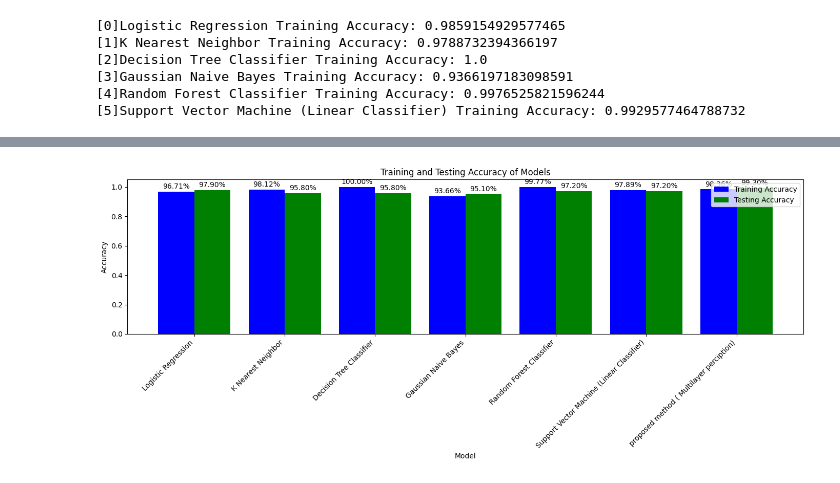
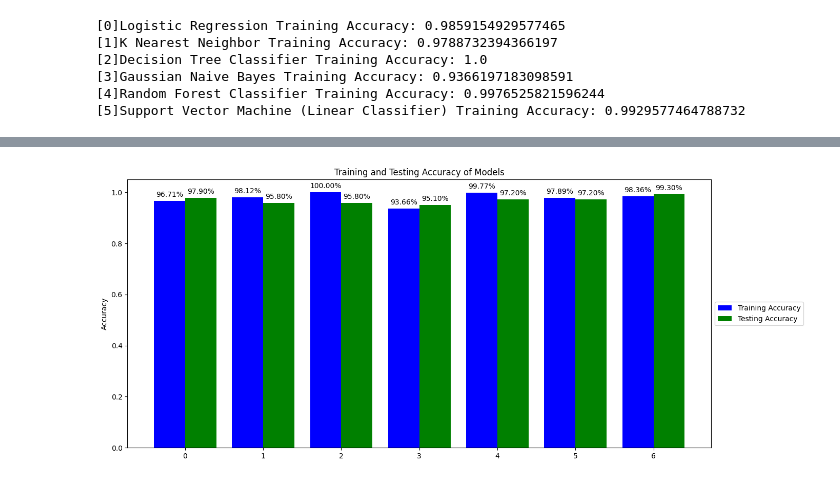
Before and after one commit to SachinBiswas7/Breast-Cancer-Classification, a Jupyter notebook: Breast_cancer_classification_using_Neural_network.ipynb, the cells around one changed output, grey strips where cells are left out. Cells and saved outputs as stored; diff of their text form; code cells hidden in the pictures.

```diff
--- a/Breast_cancer_classification_using_Neural_network.ipynb
+++ b/Breast_cancer_classification_using_Neural_network.ipynb
@@ -208,29 +208,3 @@ simplefilter(action='ignore', category=FutureWarning)
 [3]Gaussian Naive Bayes Training Accuracy: 0.9366197183098591
 [4]Random Forest Classifier Training Accuracy: 0.9976525821596244
 [5]Support Vector Machine (Linear Classifier) Training Accuracy: 0.9929577464788732
-# %%
-import matplotlib.pyplot as plt
-import seaborn as sns
-from sklearn.metrics import confusion_matrix
-
-# Loop through each model
-for i, mdl in enumerate(mdl):
-    # Calculate the confusion matrix
-    cm = confusion_matrix(y_test, mdl.predict(X_test))
-
-    TN = cm[0][0]
-    TP = cm[1][1]
-    FN = cm[1][0]
-    FP = cm[0][1]
-
-    print(cm)
-    print('Model[{}] Testing Accuracy = "{}!"'.format(i, (TP + TN) / (TP + TN + FN + FP)))
-    print()  # Print a new line
-
-    # Plot the heatmap
-    plt.figure(figsize=(6, 4))
-    sns.heatmap(cm, annot=True, fmt='d', cmap='Blues')
-
-    plt.xlabel('Predicted labels')
-    plt.ylabel('True labels')
-    plt.show()
@@ -357,10 +370,10 @@ sns.heatmap(cm, annot=True,cmap='Blues')
 import matplotlib.pyplot as plt
 
 # Training accuracies
-train_accuracies = [0.9671361502347418, 0.9812206572769953, 1.0, 0.9366197183098591, 0.9976525821596244, 0.9788732394366197,0.9836 ]
+train_accuracies = [0.9671361502347418, 0.9812206572769953, 1.0, 0.9366197183098591, 0.9976525821596244, 0.9788732394366197, 0.9836]
 
 # Testing accuracies
-test_accuracies = [0.9790209790209791,0.958041958041958,0.958041958041958,0.951048951048951, 0.972027972027972,0.972027972027972,0.9930]  # Fill this list with your actual testing accuracies
+test_accuracies = [0.9790209790209791, 0.958041958041958, 0.958041958041958, 0.951048951048951, 0.972027972027972, 0.972027972027972, 0.9930]
 
 # Model names
 model_names = [
@@ -370,37 +383,37 @@ model_names = [
     'Gaussian Naive Bayes',
     'Random Forest Classifier',
     'Support Vector Machine (Linear Classifier)',
-    'proposed method ( Multilayer perciption)'
+    'Proposed Method (Multilayer Perceptron)'
 ]
 
 # Plotting
 plt.figure(figsize=(14, 6))
 
 # Plot training accuracy
 bars_train = plt.bar([i - 0.2 for i in range(len(train_accuracies))], train_accuracies, width=0.4, color='blue', label='Training Accuracy')
 
 # Plot testing accuracy
 bars_test = plt.bar([i + 0.2 for i in range(len(test_accuracies))], test_accuracies, width=0.4, color='green', label='Testing Accuracy')
 
 # Adding labels and title
-plt.xlabel('Model')
+
 plt.ylabel('Accuracy')
 plt.title('Training and Testing Accuracy of Models')
-plt.xticks(range(len(model_names)), model_names, rotation=45, ha='right')
+
 
 # Adding accuracy rate on top of each bar
 for bars, accuracies in zip([bars_train, bars_test], [train_accuracies, test_accuracies]):
     for bar, acc in zip(bars, accuracies):
         plt.text(bar.get_x() + bar.get_width() / 2, bar.get_height() + 0.01, '{:.2f}%'.format(acc * 100),
                  ha='center', va='bottom')
 
-# Adding legend
-plt.legend()
+# Adding legend outside of the plot
+plt.legend(loc='center left', bbox_to_anchor=(1, 0.5))
 
 # Adjust layout
 plt.tight_layout()
 
 # Show plot
 plt.show()
 # %% [output]
-[figure, old version]
+[figure, new version]
```
Also changed, not shown: parts of 7 cells of this notebook.
